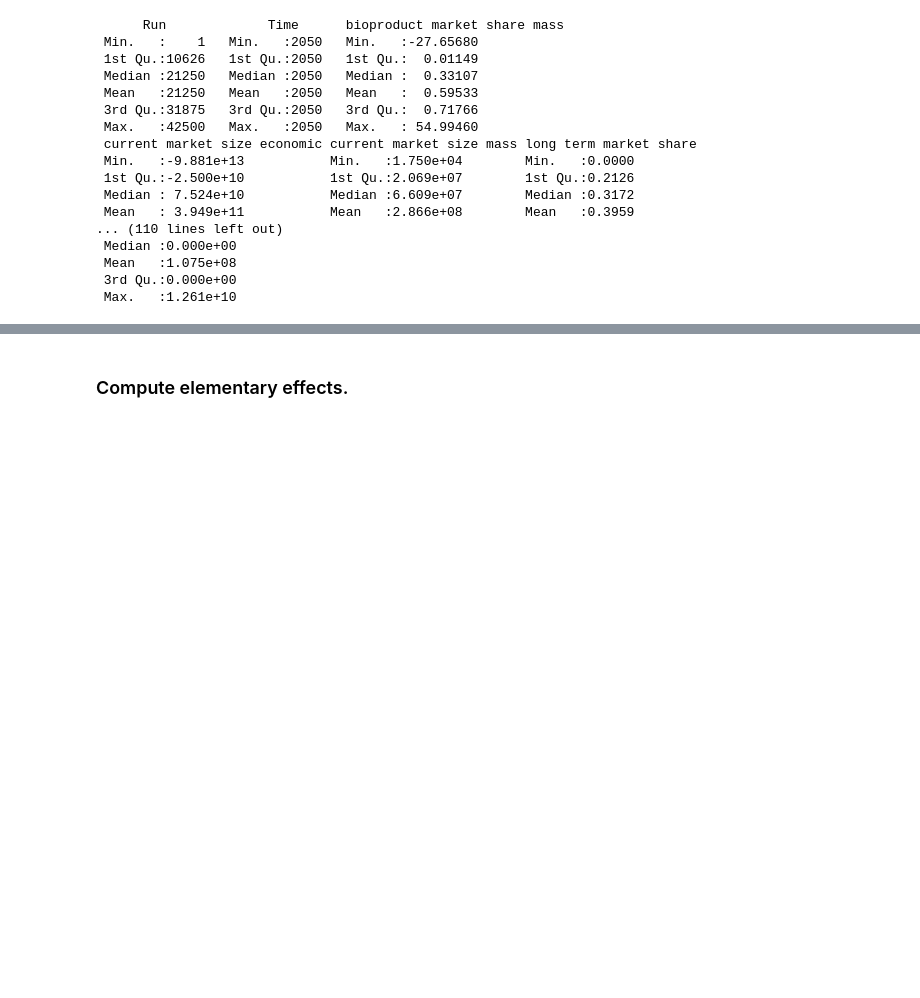
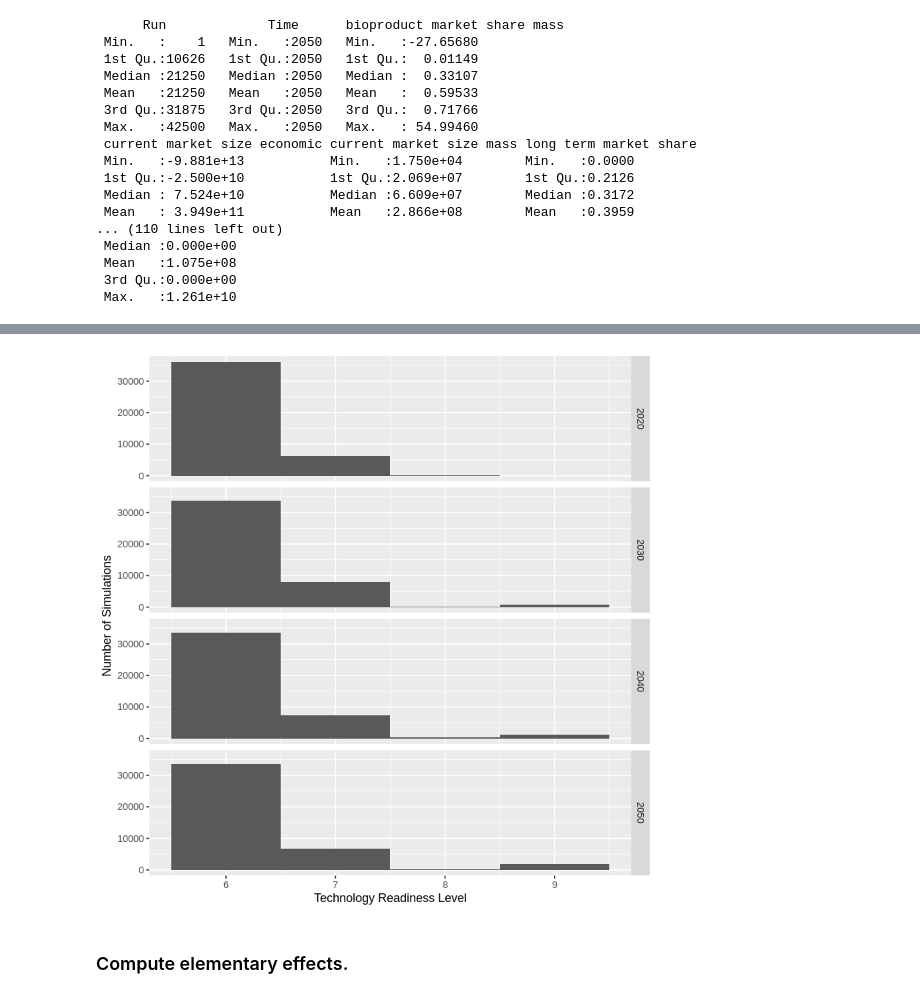
Before and after one commit to NREL/BioproductTransitionDynamics, a Jupyter notebook: sensitivity/btd-elementary-effects-v12.ipynb, the cells around one changed output, grey strips where cells are left out. Drawn from its saved outputs; the diff is of its cells as text; code cells hidden in the pictures; blank space fills up the shorter version.

```diff
--- a/sensitivity/btd-elementary-effects-v12.ipynb
+++ b/sensitivity/btd-elementary-effects-v12.ipynb
@@ -113,3 +141,11 @@ z.outputs[Time == 2050] %>% summary
+# %%
+ggplot(z.outputs[Time %in% c(2020,2030,2040,2050)], aes(x=`technology readiness level`)) +
+    geom_histogram(bins = 4) +
+    facet_grid(Time ~ .) +
+    xlab("Technology Readiness Level") +
+    ylab("Number of Simulations")
+# %% [output]
+[figure, added]
 # %% [markdown]
 ### Compute elementary effects.
 # %% [markdown]
```
Also changed, not shown: parts of 5 cells of this notebook.
